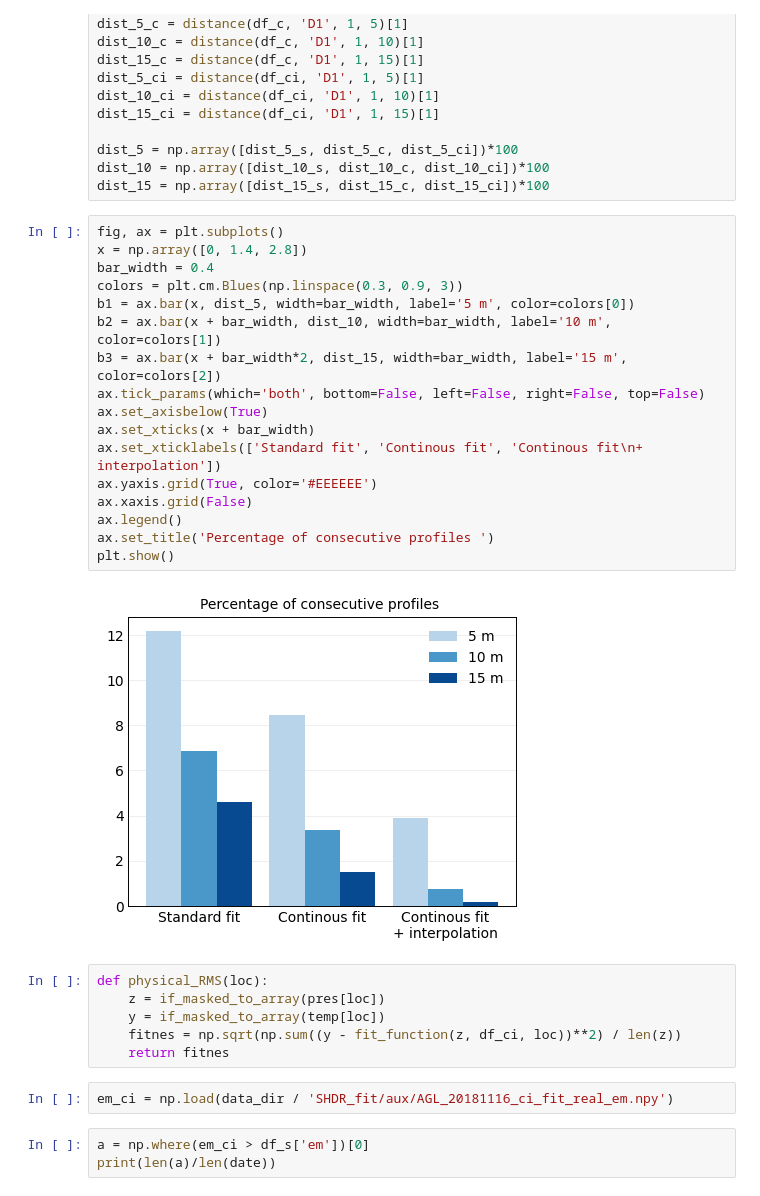
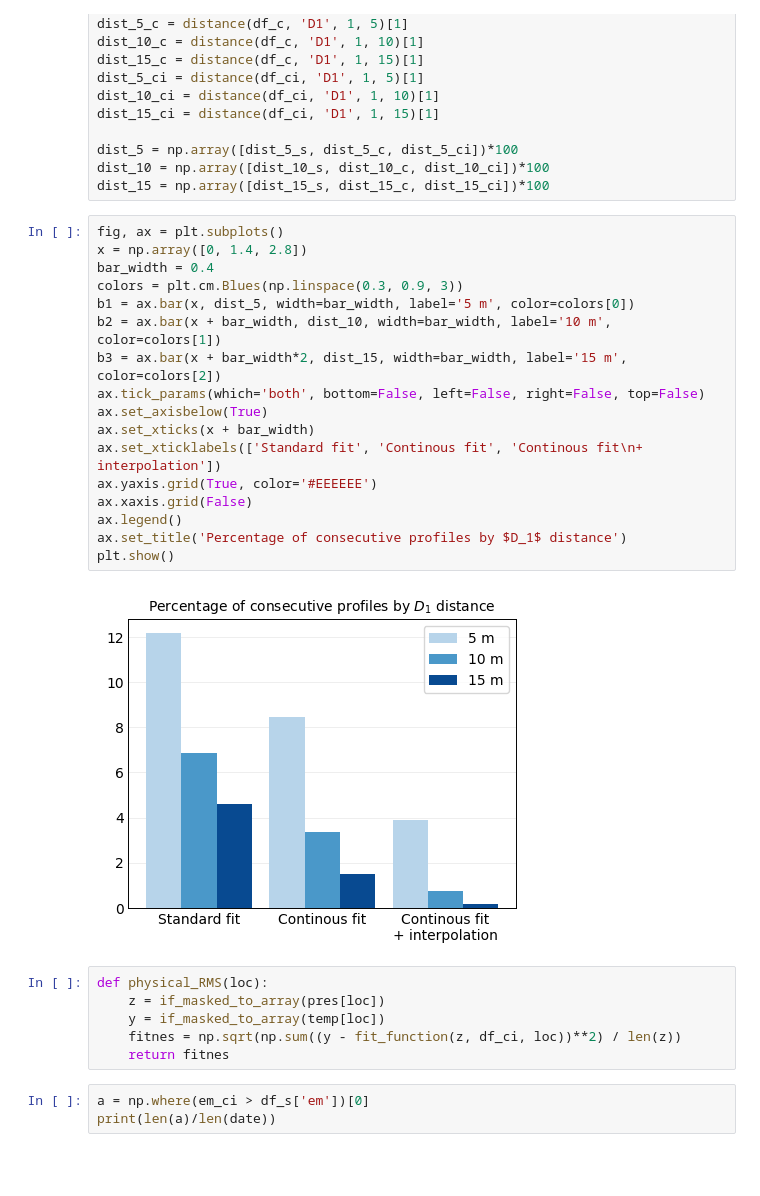
Before and after one commit to manufrn/TFG, a Jupyter notebook: notebooks/compare_fit_modes_20181116.ipynb, the cells around one changed output. Drawn from its saved outputs; the diff is of its cells as text; blank space fills up the shorter version.

```diff
--- a/notebooks/compare_fit_modes_20181116.ipynb
+++ b/notebooks/compare_fit_modes_20181116.ipynb
@@ -49,30 +51,28 @@ dist_15 = np.array([dist_15_s, dist_15_c, dist_15_ci])*100
 # %%
 fig, ax = plt.subplots()
 x = np.array([0, 1.4, 2.8])
 bar_width = 0.4
 colors = plt.cm.Blues(np.linspace(0.3, 0.9, 3))
 b1 = ax.bar(x, dist_5, width=bar_width, label='5 m', color=colors[0])
 b2 = ax.bar(x + bar_width, dist_10, width=bar_width, label='10 m', color=colors[1])
 b3 = ax.bar(x + bar_width*2, dist_15, width=bar_width, label='15 m', color=colors[2])
 ax.tick_params(which='both', bottom=False, left=False, right=False, top=False)
 ax.set_axisbelow(True)
 ax.set_xticks(x + bar_width)
 ax.set_xticklabels(['Standard fit', 'Continous fit', 'Continous fit\n+ interpolation'])
 ax.yaxis.grid(True, color='#EEEEEE')
 ax.xaxis.grid(False)
 ax.legend()
-ax.set_title('Percentage of consecutive profiles ')
+ax.set_title('Percentage of consecutive profiles by $D_1$ distance')
 plt.show()
 # %% [output]
-[figure, old version]
+[figure, new version]
 # %%
 def physical_RMS(loc):
     z = if_masked_to_array(pres[loc])
     y = if_masked_to_array(temp[loc])
     fitnes = np.sqrt(np.sum((y - fit_function(z, df_ci, loc))**2) / len(z))
     return fitnes
-# %%
-em_ci = np.load(data_dir / 'SHDR_fit/aux/AGL_20181116_ci_fit_real_em.npy')
 # %%
 a = np.where(em_ci > df_s['em'])[0]
 print(len(a)/len(date))
```
Also changed, not shown: parts of 13 cells of this notebook, 8 other files.
